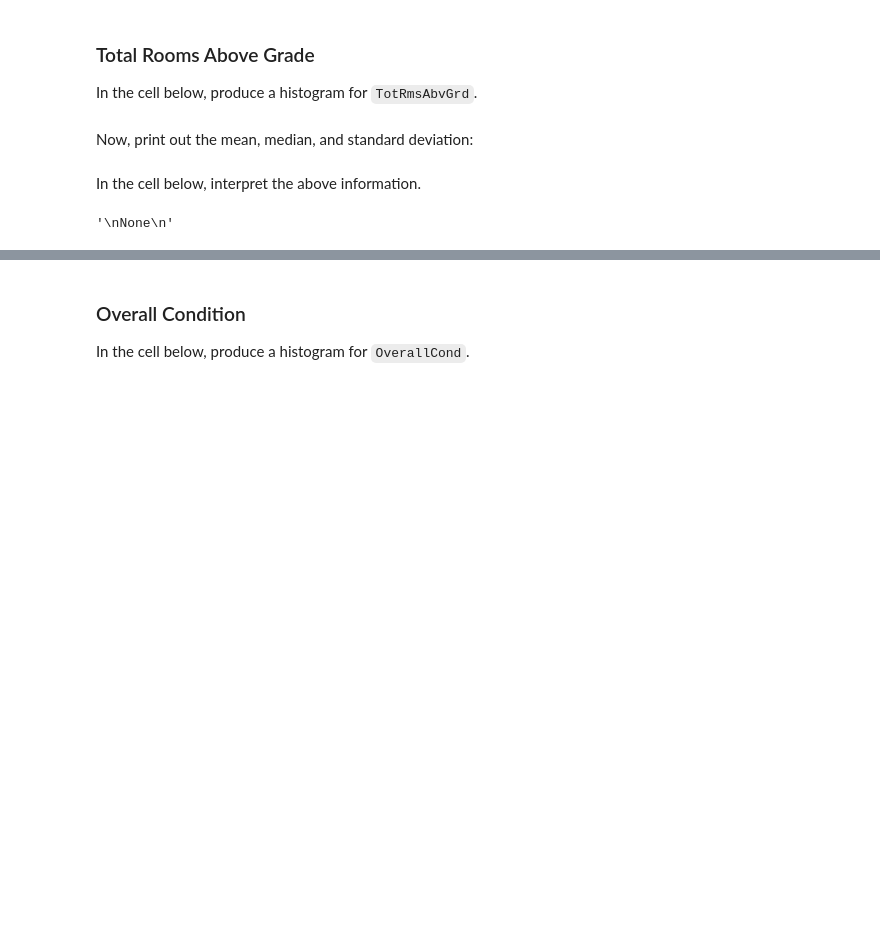
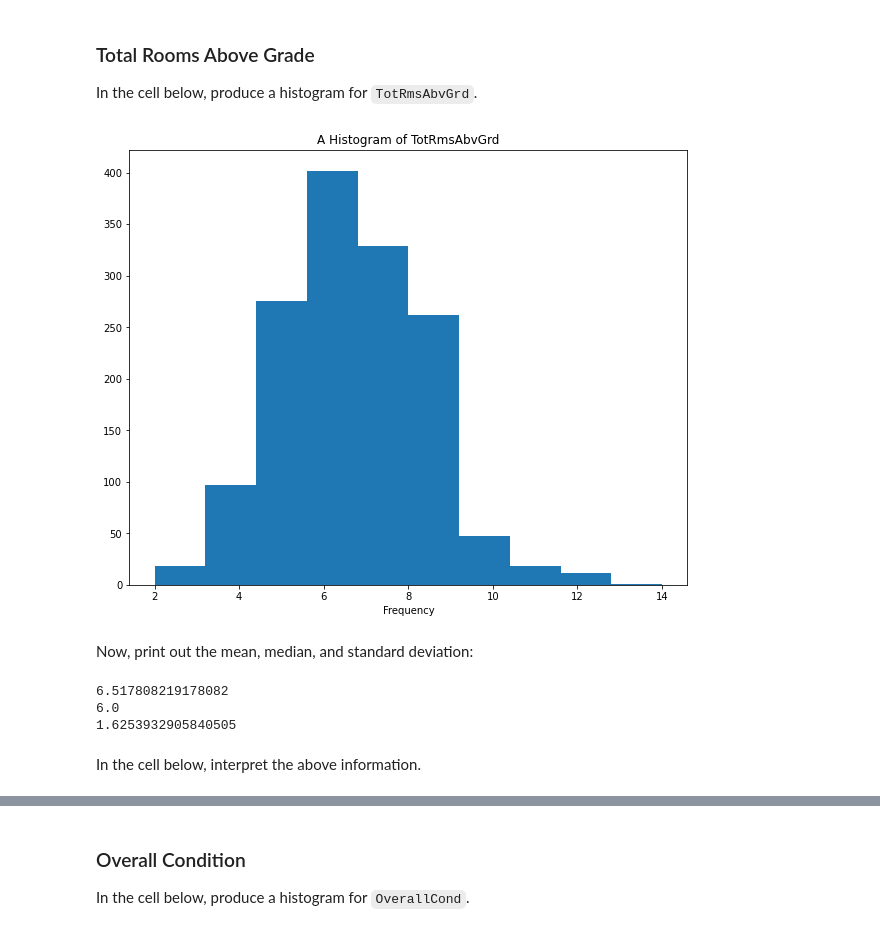
Before and after one commit to Masinde10/dsc-pandas-eda-lab, a Jupyter notebook: index.ipynb, the cells around one changed output, grey strips where cells are left out. Drawn from its saved outputs; the diff is of its cells as text; code cells hidden in the pictures; blank space fills up the shorter version.

```diff
--- a/index.ipynb
+++ b/index.ipynb
@@ -216,2 +214,11 @@ In the cell below, produce a histogram for `TotRmsAbvGrd`.
+# %%
+# Your code here
+fig, ax = plt.subplots(figsize=(10,8))
+ax.hist(df['TotRmsAbvGrd'], )
+ax.set_xlabel('TotRmsAbvGrd')
+ax.set_xlabel('Frequency')
+ax.set_title('A Histogram of TotRmsAbvGrd');
+# %% [output]
+[figure, added]
 # %% [markdown]
 Now, print out the mean, median, and standard deviation:
@@ -220,9 +225,11 @@ Now, print out the mean, median, and standard deviation:
+# %%
+# Your code here
+print(df['TotRmsAbvGrd'].mean())
+print(df['TotRmsAbvGrd'].median())
+print(df['TotRmsAbvGrd'].std())
+# %% [output]
+6.517808219178082
+6.0
+1.6253932905840505
 # %% [markdown]
 In the cell below, interpret the above information.
-# %%
-# Replace None with appropriate text
-"""
-None
-"""
-# %% [output]
-'\nNone\n'
```
Also changed, not shown: parts of 3 cells of this notebook.
